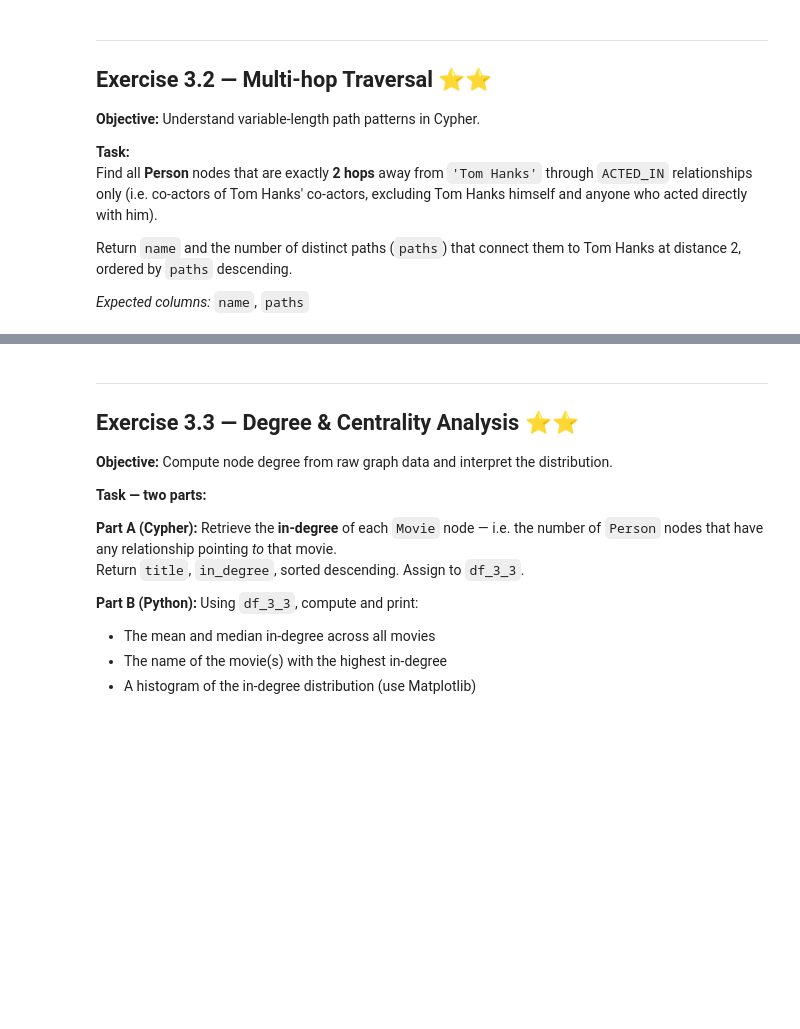
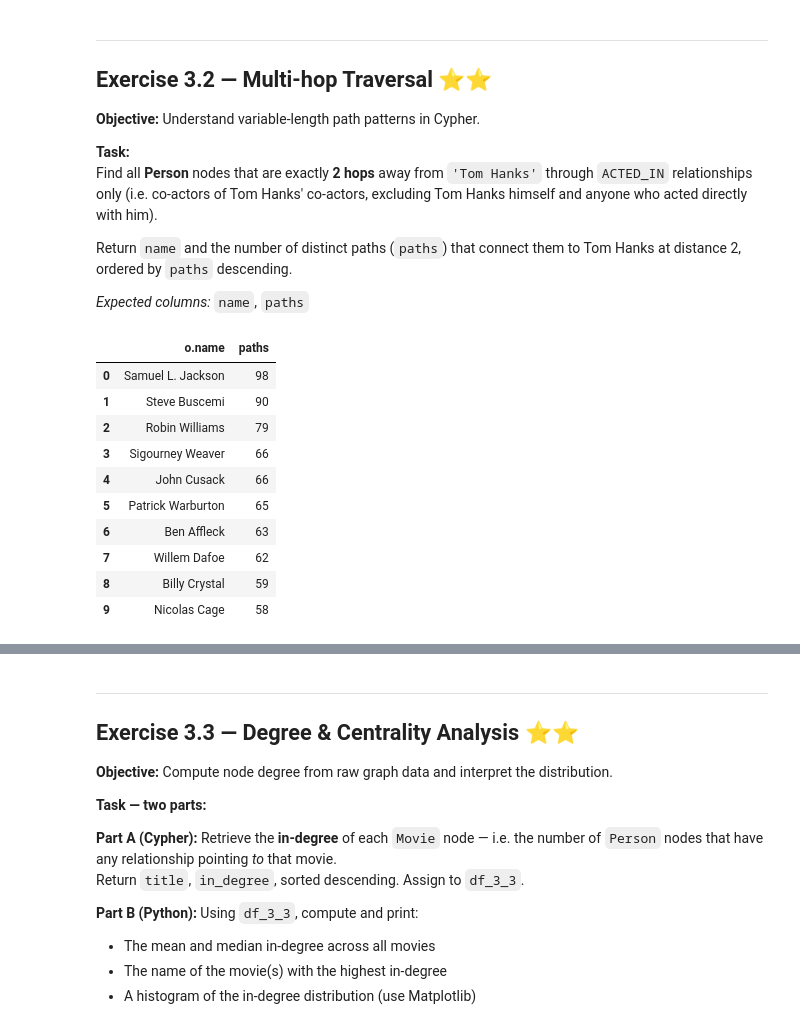
Before and after one commit to ManuelTestoni/BigData, a Jupyter notebook: MovieDB/neo4j_moviedb_final.ipynb, the cells around one changed output, grey strips where cells are left out. Saved outputs shown, nothing was run; the diff lists cells and outputs as text; code cells hidden in the pictures; blank space fills up the shorter version.

```diff
--- a/MovieDB/neo4j_moviedb_final.ipynb
+++ b/MovieDB/neo4j_moviedb_final.ipynb
@@ -502,11 +621,26 @@ Return `name` and the number of distinct paths (`paths`) that connect them to To
 # %%
 # ── Exercise 3.2 ─────────────────────────────────────────────────────────────
 cypher_3_2 = """
-# YOUR CODE HERE
+MATCH path=(Tom:Person)-[:ACTED_IN]->(m1:Movie)<-[:ACTED_IN]-(p:Person)-[:ACTED_IN]->(m2:Movie)<-[:ACTED_IN]-(o:Person)
+WHERE Tom.name = 'Tom Hanks' AND NOT (Tom)-[:ACTED_IN]->()<-[:ACTED_IN]-(o) AND NOT Tom=o
+RETURN o.name, count(DISTINCT path) as paths
+ORDER BY paths DESC
 """
 
 df_3_2 = run_query(cypher_3_2)
 df_3_2.head(10)
+# %% [output]
+|  | o.name | paths |
+| 0 | Samuel L. Jackson | 98 |
+| 1 | Steve Buscemi | 90 |
+| 2 | Robin Williams | 79 |
+| 3 | Sigourney Weaver | 66 |
+| 4 | John Cusack | 66 |
+| 5 | Patrick Warburton | 65 |
+| 6 | Ben Affleck | 63 |
+| 7 | Willem Dafoe | 62 |
+| 8 | Billy Crystal | 59 |
+| 9 | Nicolas Cage | 58 |
 # %%
 # ── Grader 3.2 ────────────────────────────────────────────────────────────────
 def grade_3_2(df):
```
Also changed, not shown: parts of 33 cells of this notebook, 3 other files.
